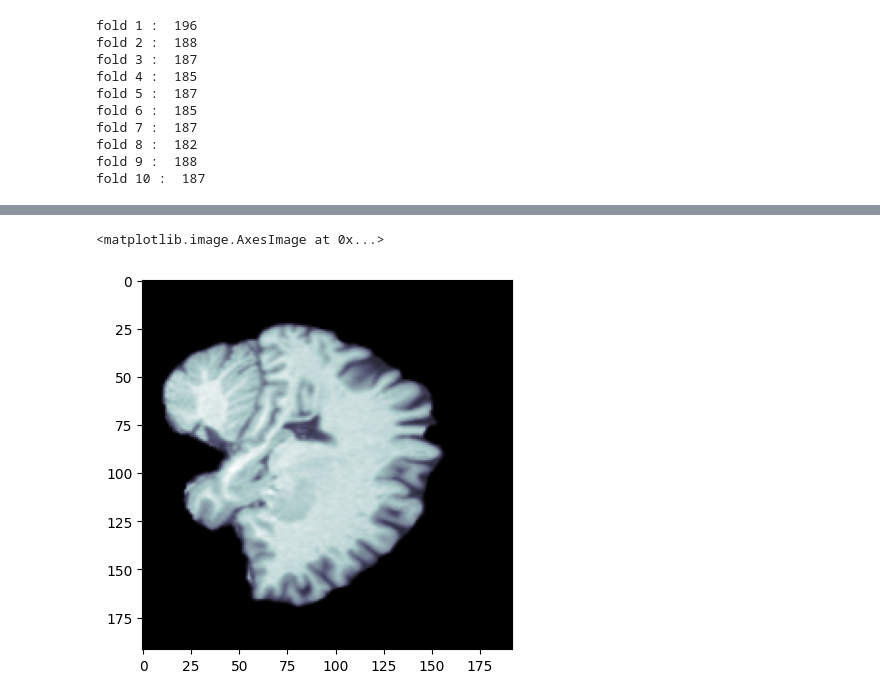
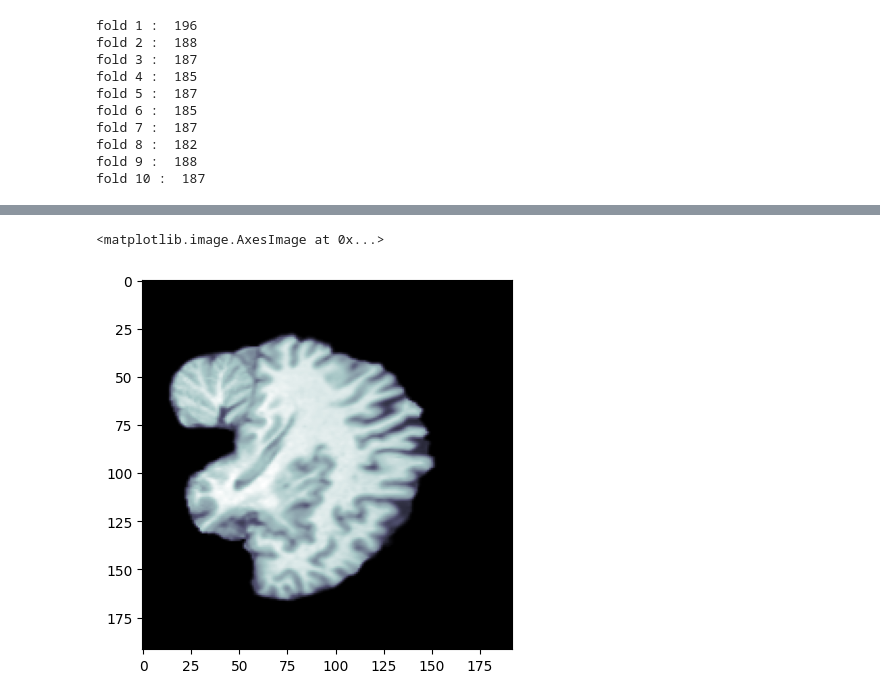
Before and after one commit to youzhiw/SCZ_classfication, a Jupyter notebook: dataloader_transformer.ipynb, the cells around one changed output, grey strips where cells are left out. Saved outputs shown, nothing was run; the diff lists cells and outputs as text; code cells hidden in the pictures.

```diff
--- a/dataloader_transformer.ipynb
+++ b/dataloader_transformer.ipynb
@@ -212,5 +157,5 @@ torch.Size([24, 2])
 # %%
-plt.imshow(image[2][0], cmap = 'bone')
+plt.imshow(sample[0][0][0], cmap = 'bone')
 # %% [output]
 <matplotlib.image.AxesImage at 0x...>
-[figure, old version]
+[figure, new version]
```
Also changed, not shown: parts of 2 cells of this notebook.
